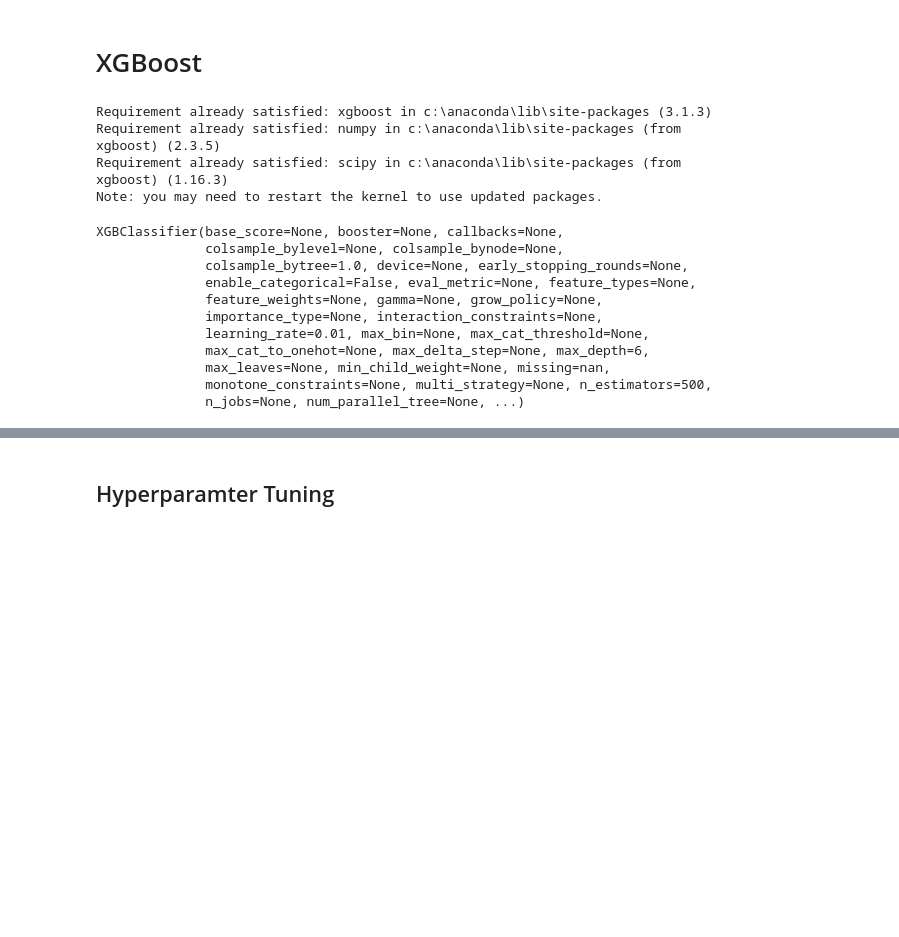
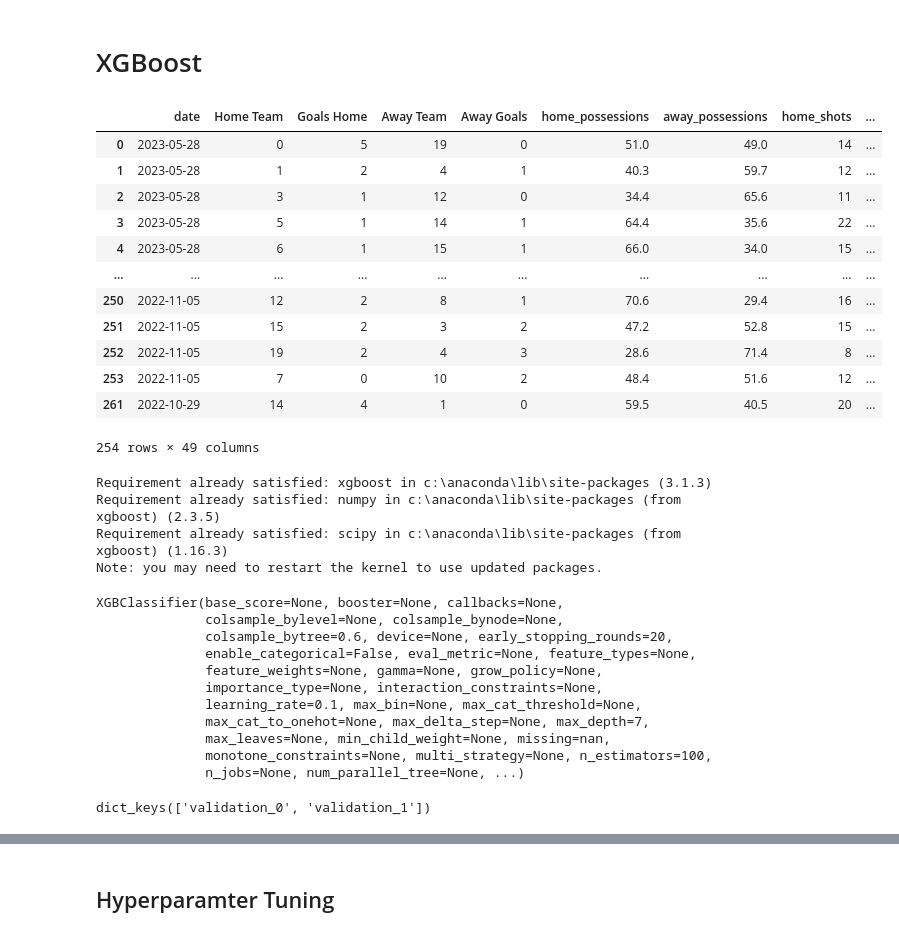
Before and after one commit to Snkiha/Premier-League-Win-Prediction, a Jupyter notebook: premierLeague_LogR.ipynb, the cells around one changed output, grey strips where cells are left out. Drawn from its saved outputs; the diff is of its cells as text; code cells hidden in the pictures; blank space fills up the shorter version.

```diff
--- a/premierLeague_LogR.ipynb
+++ b/premierLeague_LogR.ipynb
@@ -550,6 +550,22 @@ RandomForestClassifier(min_samples_leaf=2, min_samples_split=5,
 {'n_estimators': 200, 'min_samples_split': 5, 'min_samples_leaf': 2, 'max_depth': None, 'bootstrap': True}
 # %% [markdown]
 # XGBoost
+# %%
+df
+# %% [output]
+|  | date | Home Team | Goals Home | Away Team | Away Goals | home_possessions | away_possessions | home_shots | ... |
+| 0 | 2023-05-28 | 0 | 5 | 19 | 0 | 51.0 | 49.0 | 14 | ... |
+| 1 | 2023-05-28 | 1 | 2 | 4 | 1 | 40.3 | 59.7 | 12 | ... |
+| 2 | 2023-05-28 | 3 | 1 | 12 | 0 | 34.4 | 65.6 | 11 | ... |
+| 3 | 2023-05-28 | 5 | 1 | 14 | 1 | 64.4 | 35.6 | 22 | ... |
+| 4 | 2023-05-28 | 6 | 1 | 15 | 1 | 66.0 | 34.0 | 15 | ... |
+| ... | ... | ... | ... | ... | ... | ... | ... | ... | ... |
+| 250 | 2022-11-05 | 12 | 2 | 8 | 1 | 70.6 | 29.4 | 16 | ... |
+| 251 | 2022-11-05 | 15 | 2 | 3 | 2 | 47.2 | 52.8 | 15 | ... |
+| 252 | 2022-11-05 | 19 | 2 | 4 | 3 | 28.6 | 71.4 | 8 | ... |
+| 253 | 2022-11-05 | 7 | 0 | 10 | 2 | 48.4 | 51.6 | 12 | ... |
+| 261 | 2022-10-29 | 14 | 4 | 1 | 0 | 59.5 | 40.5 | 20 | ... |
+254 rows × 49 columns
 # %%
 %pip install xgboost
 # %% [output]
@@ -575,20 +593,28 @@ y_train, y_test = y.iloc[:split_index], y.iloc[split_index:]
 # %%
 from xgboost import XGBClassifier
 
-xgbclf = XGBClassifier(subsample=0.6, n_estimators=500, max_depth=6, learning_rate=0.01, colsample_bytree=1.0)
-xgbclf.fit(X_train, y_train)
+xgbclf = XGBClassifier(subsample=0.6, n_estimators=100, max_depth=7, learning_rate=0.1, colsample_bytree=0.6, early_stopping_rounds = 20)
+xgbclf.fit(X_train, y_train, eval_set=eval_set, verbose=False)
 # %% [output]
 XGBClassifier(base_score=None, booster=None, callbacks=None,
               colsample_bylevel=None, colsample_bynode=None,
-              colsample_bytree=1.0, device=None, early_stopping_rounds=None,
+              colsample_bytree=0.6, device=None, early_stopping_rounds=20,
               enable_categorical=False, eval_metric=None, feature_types=None,
               feature_weights=None, gamma=None, grow_policy=None,
               importance_type=None, interaction_constraints=None,
-              learning_rate=0.01, max_bin=None, max_cat_threshold=None,
-              max_cat_to_onehot=None, max_delta_step=None, max_depth=6,
+              learning_rate=0.1, max_bin=None, max_cat_threshold=None,
+              max_cat_to_onehot=None, max_delta_step=None, max_depth=7,
               max_leaves=None, min_child_weight=None, missing=nan,
-              monotone_constraints=None, multi_strategy=None, n_estimators=500,
+              monotone_constraints=None, multi_strategy=None, n_estimators=100,
               n_jobs=None, num_parallel_tree=None, ...)
+# %%
+results = xgbclf.evals_result()
+print(results.keys())
+
+train_loss = results['validation_0']['logloss']
+val_loss = results['validation_1']['logloss']
+# %% [output]
+dict_keys(['validation_0', 'validation_1'])
 # %%
 y_preds = xgbclf.predict(X_test)
 
```
Also changed, not shown: parts of 15 cells of this notebook.
